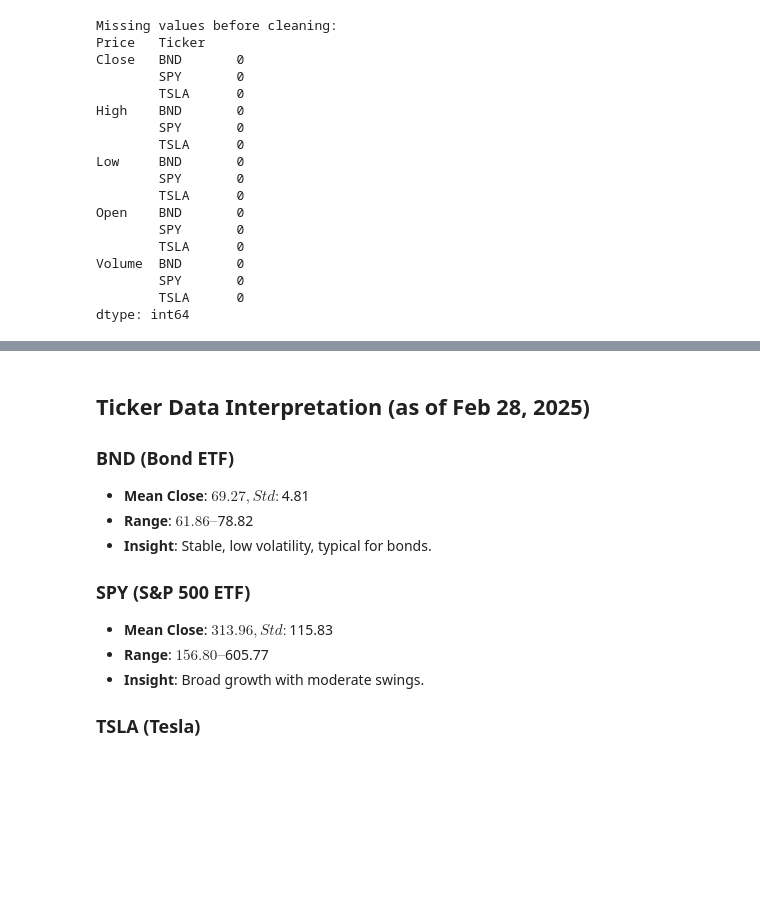
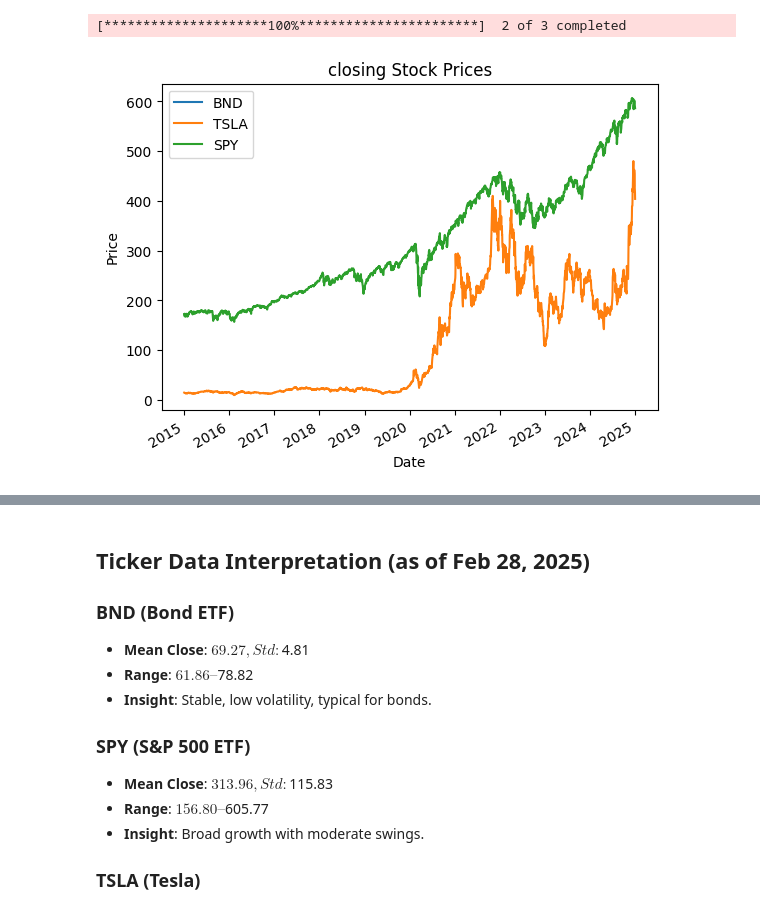
Before and after one commit to obig20/Time-Series-Forecasting_new, a Jupyter notebook: Time_series.ipynb, the cells around one changed output, grey strips where cells are left out. Cells and saved outputs as stored; diff of their text form; code cells hidden in the pictures; blank space fills up the shorter version.

Commit message:
Updated time-series model with new data

```diff
--- a/Time_series.ipynb
+++ b/Time_series.ipynb
@@ -29,23 +33,13 @@ data.head()
-# %%
-# Data Cleaning
-print("Missing values before cleaning:")
-print(data.isnull().sum())
-# %% [output]
-Missing values before cleaning:
-Price   Ticker
-Close   BND       0
-        SPY       0
-        TSLA      0
-High    BND       0
-        SPY       0
-        TSLA      0
-Low     BND       0
-        SPY       0
-        TSLA      0
-Open    BND       0
-        SPY       0
-        TSLA      0
-Volume  BND       0
-        SPY       0
-        TSLA      0
-dtype: int64
+# %%
+data.Close.BND.plot()
+data.Close.TSLA.plot()
+data.Close.SPY.plot()
+plt.title("closing Stock Prices")
+plt.ylabel("Price")
+plt.xlabel("Date")
+
+plt.legend(['BND', 'TSLA', 'SPY'])
+plt.show()
+# %% [output]
+[*********************100%***********************]  2 of 3 completed
+[figure, added]
```
Also changed, not shown: parts of 32 cells of this notebook, 30 other files.
